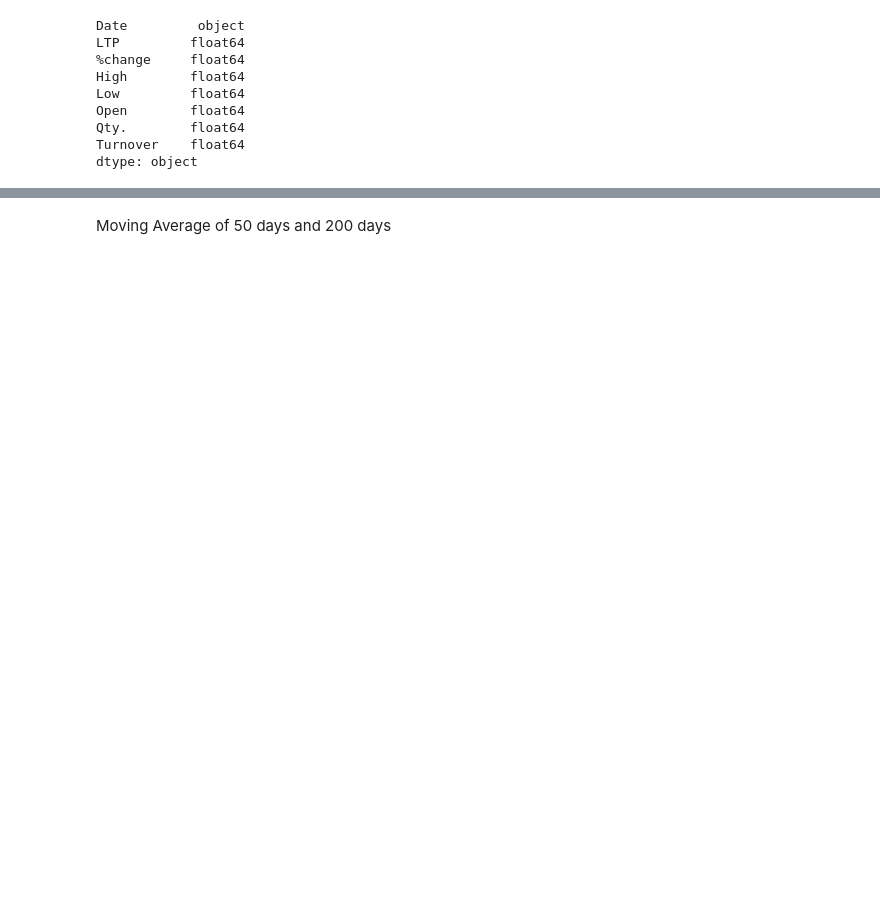
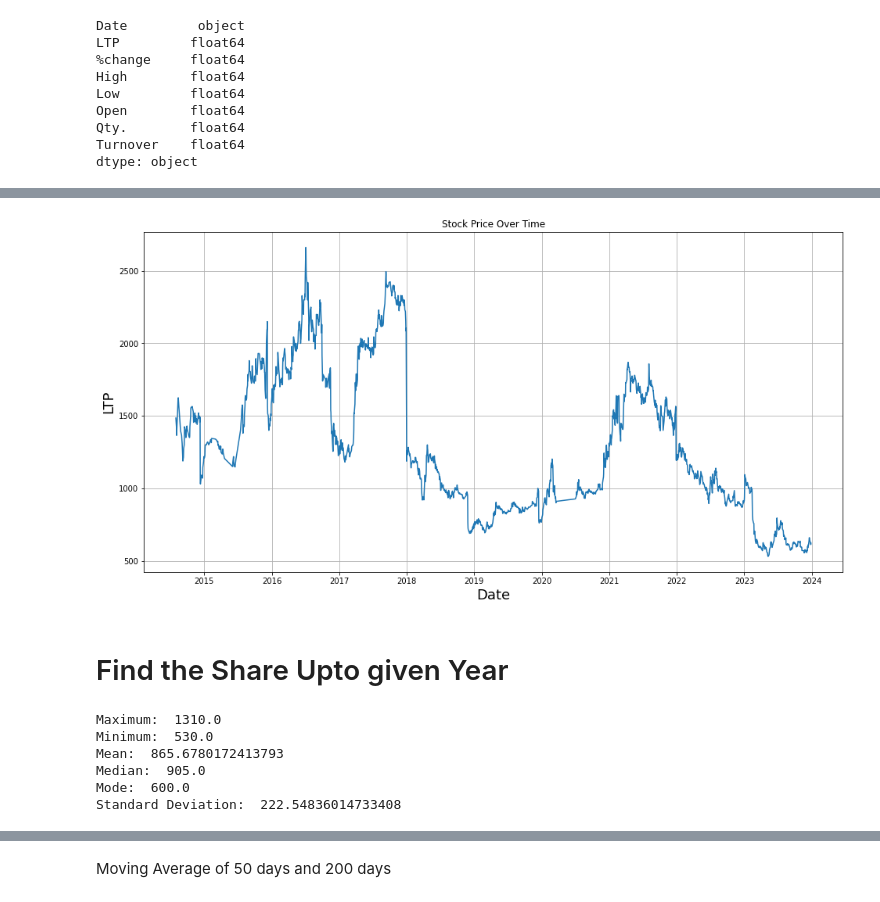
Before and after one commit to Twtamaris/stock_price_predictor, a Jupyter notebook: share_price.ipynb, the cells around one changed output, grey strips where cells are left out. Saved outputs shown, nothing was run; the diff lists cells and outputs as text; code cells hidden in the pictures; blank space fills up the shorter version.

```diff
--- a/share_price.ipynb
+++ b/share_price.ipynb
@@ -237,0 +255,14 @@ Periods of significant fluctuations:
+# %%
+# Plotting "Date" against "LTP"-Last Trade Price
+plt.figure(figsize=(16,8))
+plt.title('Stock Price Over Time')
+plt.xlabel('Date', fontsize=18)
+plt.ylabel('LTP', fontsize=18)
+plt.plot(df['Date'], df['LTP'])
+# make grid lines
+plt.grid(True)
+plt.show()
+# %% [output]
+[figure, added]
+# %% [markdown]
+# Find the Share Upto given Year
@@ -238,3 +271,23 @@ Periods of significant fluctuations:
+# %%
+mean = df_given_year['LTP'].mean()
+median = df_given_year['LTP'].median()
+mode = df_given_year['LTP'].mode()[0]
+std = df_given_year['LTP'].std()
+max_value = df_given_year['LTP'].max()
+min_value = df_given_year['LTP'].min()
+print("Maximum: ", max_value)
+print("Minimum: ", min_value)
+print("Mean: ", mean)
+print("Median: ", median)
+print("Mode: ", mode)
+print("Standard Deviation: ", std)
+# %% [output]
+Maximum:  1310.0
+Minimum:  530.0
+Mean:  865.6780172413793
+Median:  905.0
+Mode:  600.0
+Standard Deviation:  222.54836014733408
 # %%
 maximum_price = df['LTP'].max()
 minimum_price = df['LTP'].min()
```
Also changed, not shown: parts of 37 cells of this notebook, 2 other files.
